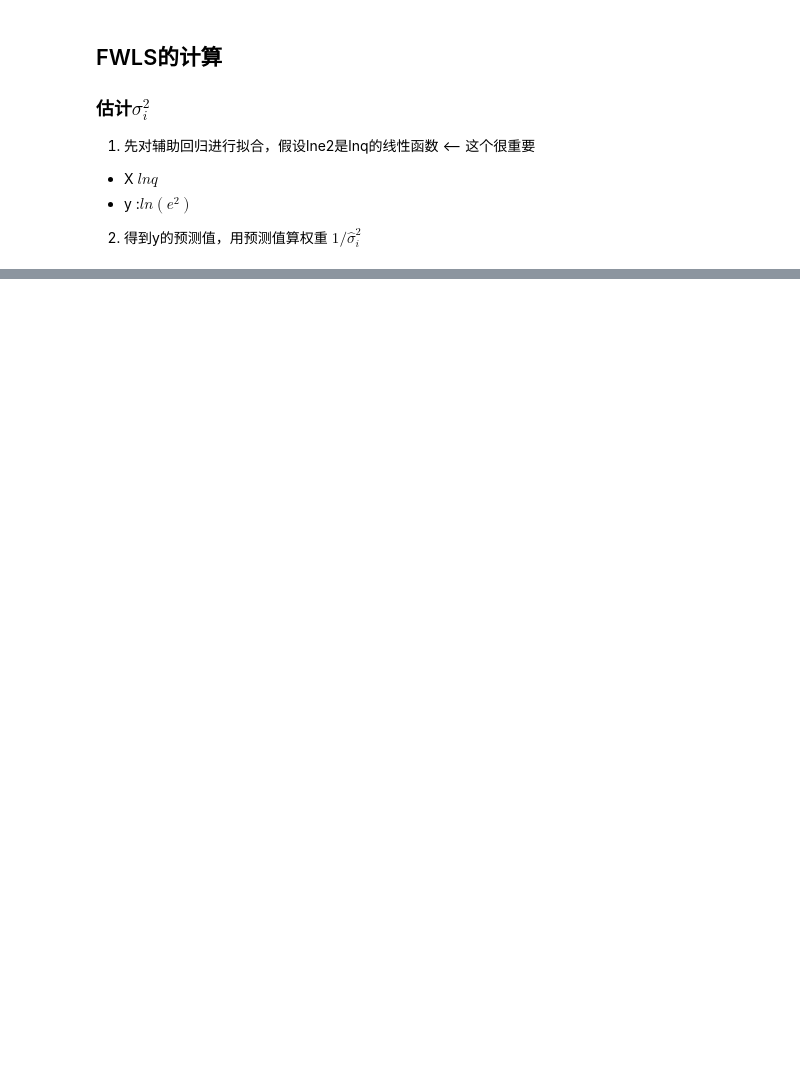
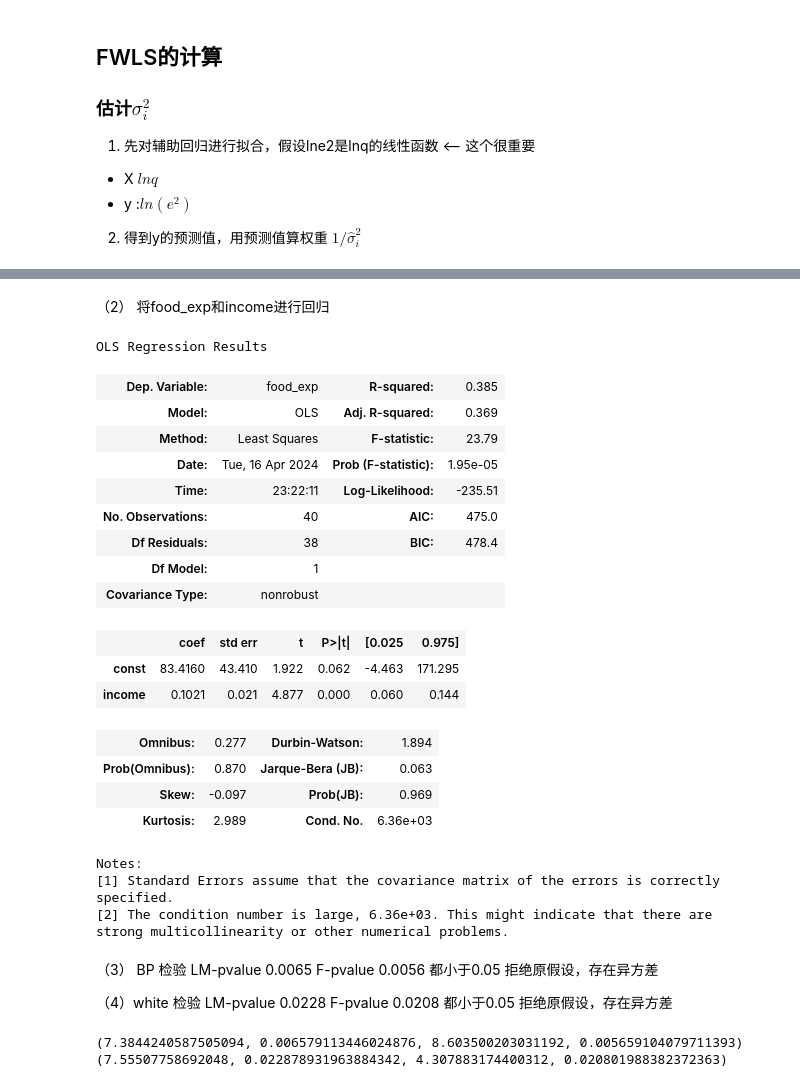
Before and after one commit to watalo/eco-stats, a Jupyter notebook: Econometrics_cq/1_Code/Chapter_07.ipynb, the cells around one changed output, grey strips where cells are left out. Cells and saved outputs as stored; diff of their text form; code cells hidden in the pictures; blank space fills up the shorter version.

```diff
--- a/Econometrics_cq/1_Code/Chapter_07.ipynb
+++ b/Econometrics_cq/1_Code/Chapter_07.ipynb
@@ -171,0 +174,39 @@ Notes:
+# %% [markdown]
+（2） 将food_exp和income进行回归
+# %%
+Food_ols.results_ols.summary()
+# %% [output]
+OLS Regression Results
+| Dep. Variable: | food_exp | R-squared: | 0.385 |
+| Model: | OLS | Adj. R-squared: | 0.369 |
+| Method: | Least Squares | F-statistic: | 23.79 |
+| Date: | Tue, 16 Apr 2024 | Prob (F-statistic): | 1.95e-05 |
+| Time: | 23:22:11 | Log-Likelihood: | -235.51 |
+| No. Observations: | 40 | AIC: | 475.0 |
+| Df Residuals: | 38 | BIC: | 478.4 |
+| Df Model: | 1 |  |  |
+| Covariance Type: | nonrobust |  |  |
+|  | coef | std err | t | P>|t| | [0.025 | 0.975] |
+| const | 83.4160 | 43.410 | 1.922 | 0.062 | -4.463 | 171.295 |
+| income | 0.1021 | 0.021 | 4.877 | 0.000 | 0.060 | 0.144 |
+| Omnibus: | 0.277 | Durbin-Watson: | 1.894 |
+| Prob(Omnibus): | 0.870 | Jarque-Bera (JB): | 0.063 |
+| Skew: | -0.097 | Prob(JB): | 0.969 |
+| Kurtosis: | 2.989 | Cond. No. | 6.36e+03 |
+Notes:
+[1] Standard Errors assume that the covariance matrix of the errors is correctly specified.
+[2] The condition number is large, 6.36e+03. This might indicate that there are
+strong multicollinearity or other numerical problems.
+# %% [markdown]
+（3） BP 检验
+LM-pvalue  0.0065 F-pvalue  0.0056  都小于0.05 拒绝原假设，存在异方差
+
+（4）white 检验
+LM-pvalue  0.0228 F-pvalue  0.0208  都小于0.05 拒绝原假设，存在异方差
+# %%
+print(Food_ols.bp_test('ols'))
+
+print(Food_ols.white_test('ols'))
+# %% [output]
+(7.3844240587505094, 0.006579113446024876, 8.603500203031192, 0.005659104079711393)
+(7.55507758692048, 0.022878931963884342, 4.307883174400312, 0.020801988382372363)
```
Also changed, not shown: parts of 18 cells of this notebook, 1 other file.
